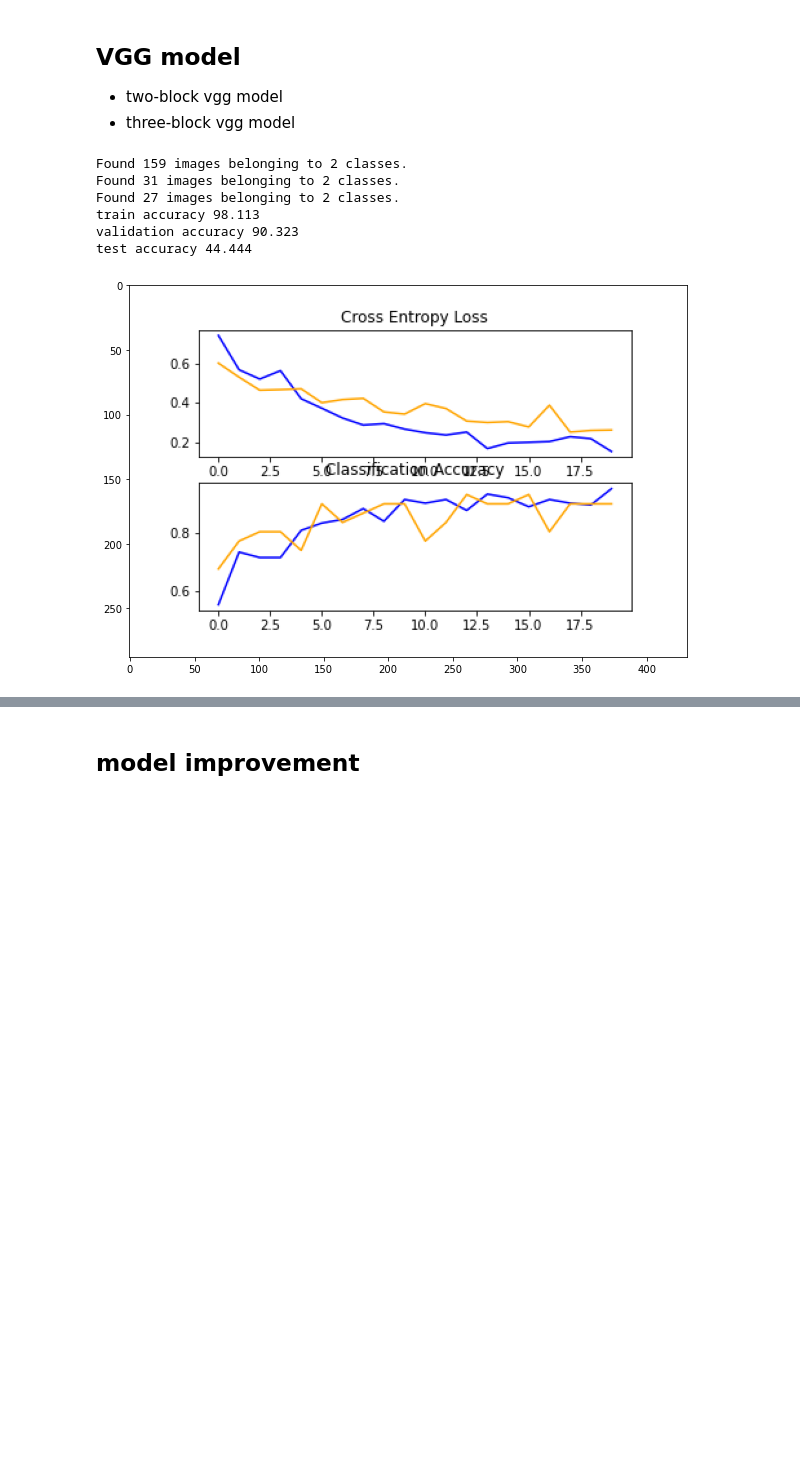
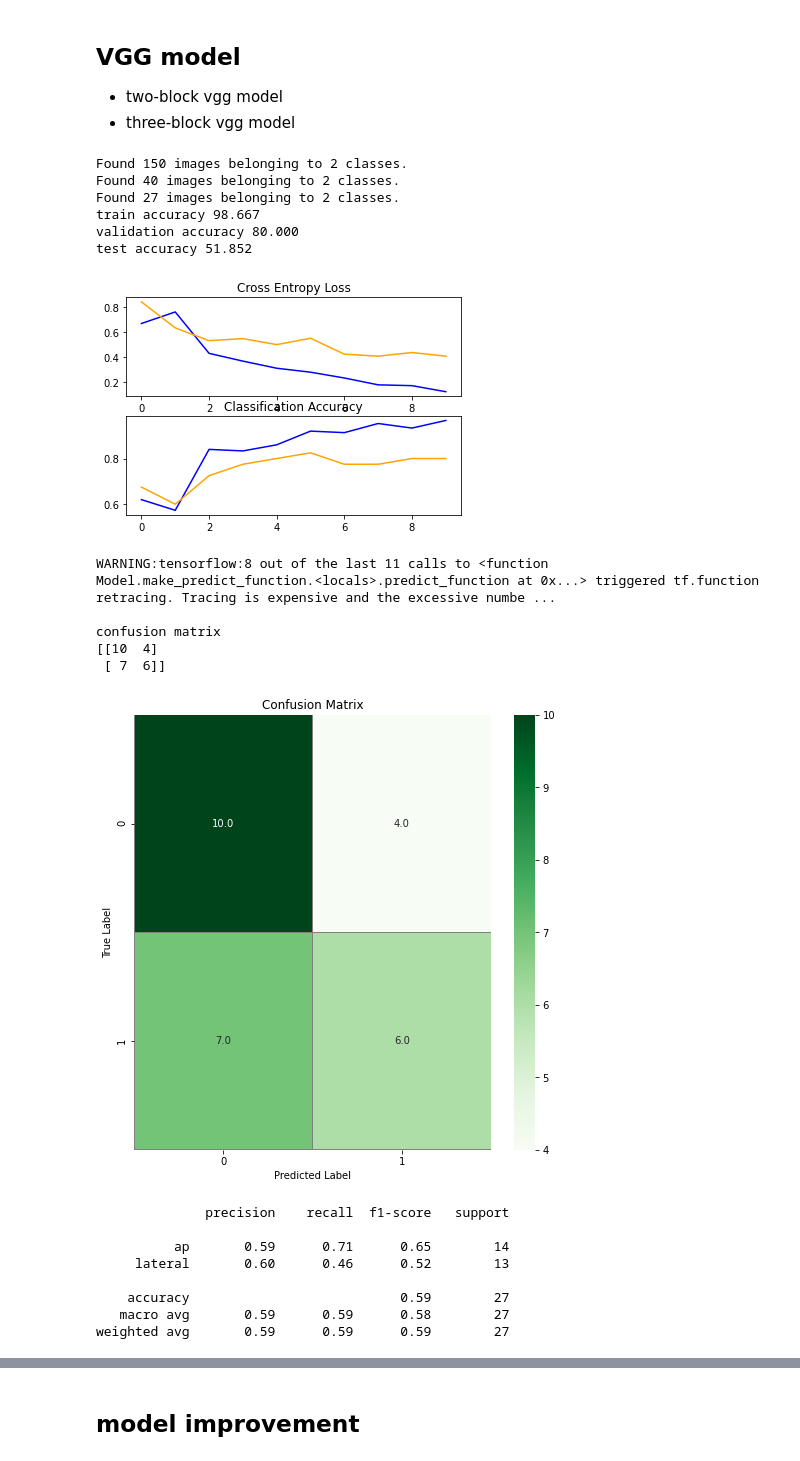
Before and after one commit to ck-unifr/x-ray_image_classification, a Jupyter notebook: x-ray_image_classification.ipynb, the cells around one changed output, grey strips where cells are left out. Saved outputs shown, nothing was run; the diff lists cells and outputs as text; code cells hidden in the pictures; blank space fills up the shorter version.

```diff
--- a/x-ray_image_classification.ipynb
+++ b/x-ray_image_classification.ipynb
@@ -474,12 +535,26 @@ def create_two_block_vgg_model(img_shape=(256, 256, 3)):
     return model
 # %%
 two_block_vgg_model = create_two_block_vgg_model(img_shape=img_shape)
-run_test(model=two_block_vgg_model, img_size=(img_shape[0], img_shape[1]), epochs=20)
+_, _, _, _, _, _ = run_test(model=two_block_vgg_model, img_size=(img_shape[0], img_shape[1]), epochs=10)
 # %% [output]
-Found 159 images belonging to 2 classes.
-Found 31 images belonging to 2 classes.
+Found 150 images belonging to 2 classes.
+Found 40 images belonging to 2 classes.
 Found 27 images belonging to 2 classes.
-train accuracy 98.113
-validation accuracy 90.323
-test accuracy 44.444
+train accuracy 98.667
+validation accuracy 80.000
+test accuracy 51.852
-[figure, old version]
+[figure, new version]
+WARNING:tensorflow:8 out of the last 11 calls to <function Model.make_predict_function.<locals>.predict_function at 0x...> triggered tf.function retracing. Tracing is expensive and the excessive numbe ...
+
+confusion matrix
+[[10  4]
+ [ 7  6]]
+[figure, added]
+              precision    recall  f1-score   support
+
+          ap       0.59      0.71      0.65        14
+     lateral       0.60      0.46      0.52        13
+
+    accuracy                           0.59        27
+   macro avg       0.59      0.59      0.58        27
+weighted avg       0.59      0.59      0.59        27
```
Also changed, not shown: parts of 14 cells of this notebook.
